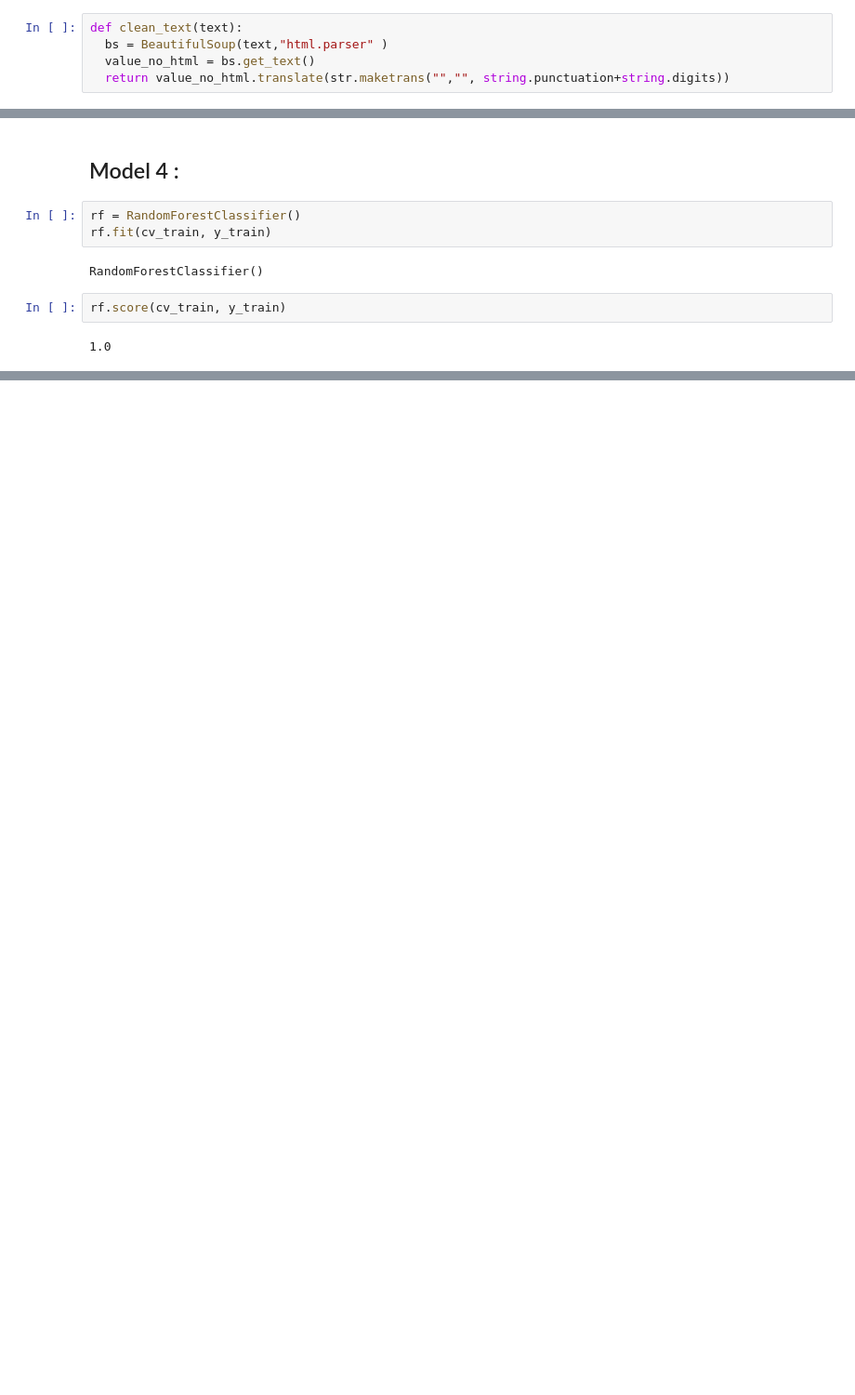
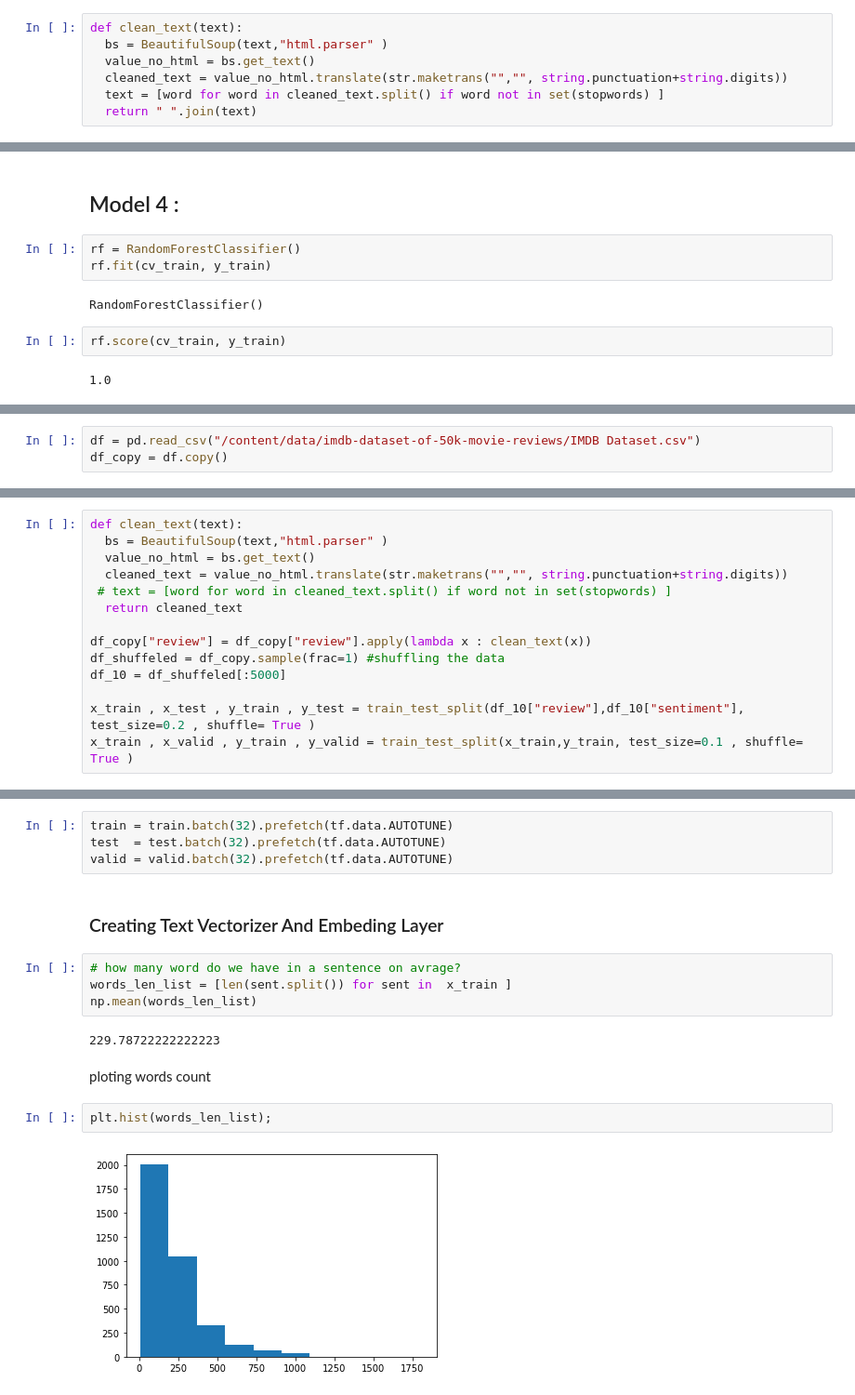
Before and after one commit to MahmutAtia/Kaggle-Projects, a Jupyter notebook: Sentiment analysis Fellowship AI.ipynb, the cells around one changed output, grey strips where cells are left out. Shown: that part at 93% size. Drawn from its saved outputs; the diff is of its cells as text; blank space fills up the shorter version.

```diff
--- a/Sentiment analysis Fellowship AI.ipynb
+++ b/Sentiment analysis Fellowship AI.ipynb
@@ -197,6 +243,8 @@ value_no_html.translate(str.maketrans("","", string.punctuation+string.digits))
 def clean_text(text):
   bs = BeautifulSoup(text,"html.parser" )
   value_no_html = bs.get_text()
-  return value_no_html.translate(str.maketrans("","", string.punctuation+string.digits))
+  cleaned_text = value_no_html.translate(str.maketrans("","", string.punctuation+string.digits))
+  text = [word for word in cleaned_text.split() if word not in set(stopwords) ]
+  return " ".join(text)
 # %% [markdown]
 ### Appling The clean_text Function
@@ -421,0 +586,3 @@ rf.
+# %%
+df = pd.read_csv("/content/data/imdb-dataset-of-50k-movie-reviews/IMDB Dataset.csv")
+df_copy = df.copy()
@@ -421,0 +611,14 @@ rf.
+# %%
+def clean_text(text):
+  bs = BeautifulSoup(text,"html.parser" )
+  value_no_html = bs.get_text()
+  cleaned_text = value_no_html.translate(str.maketrans("","", string.punctuation+string.digits))
+ # text = [word for word in cleaned_text.split() if word not in set(stopwords) ]
+  return cleaned_text
+
+df_copy["review"] = df_copy["review"].apply(lambda x : clean_text(x))
+df_shuffeled = df_copy.sample(frac=1) #shuffling the data
+df_10 = df_shuffeled[:5000]
+
+x_train , x_test , y_train , y_test = train_test_split(df_10["review"],df_10["sentiment"], test_size=0.2 , shuffle= True )
+x_train , x_valid , y_train , y_valid = train_test_split(x_train,y_train, test_size=0.1 , shuffle= True )
@@ -421,0 +650,18 @@ rf.
+# %%
+train = train.batch(32).prefetch(tf.data.AUTOTUNE)
+test  = test.batch(32).prefetch(tf.data.AUTOTUNE)
+valid = valid.batch(32).prefetch(tf.data.AUTOTUNE)
+# %% [markdown]
+### Creating Text Vectorizer And Embeding Layer
+# %%
+# how many word do we have in a sentence on avrage?
+words_len_list = [len(sent.split()) for sent in  x_train ]
+np.mean(words_len_list)
+# %% [output]
+229.78722222222223
+# %% [markdown]
+ploting words count
+# %%
+plt.hist(words_len_list);
+# %% [output]
+[figure, added]
```
Also changed, not shown: parts of 98 cells of this notebook, 1 other file.
